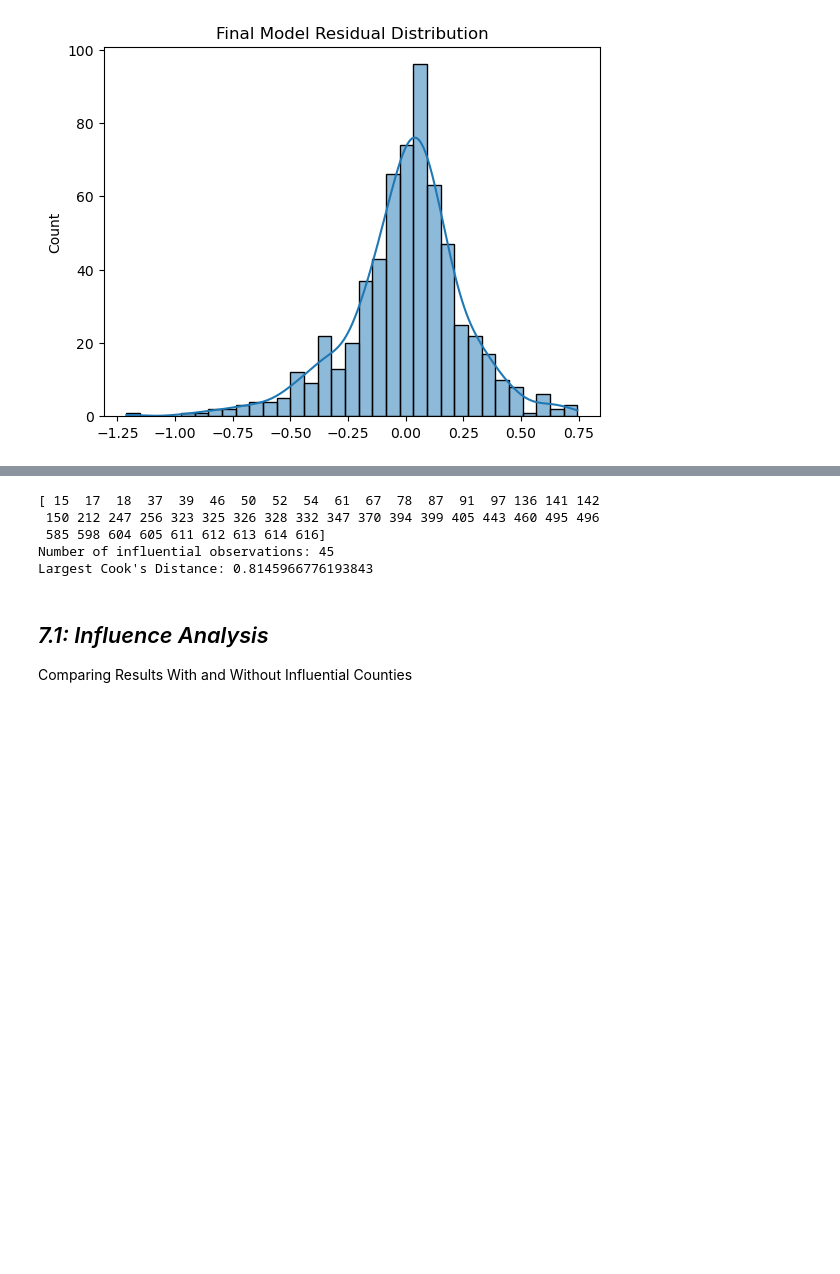
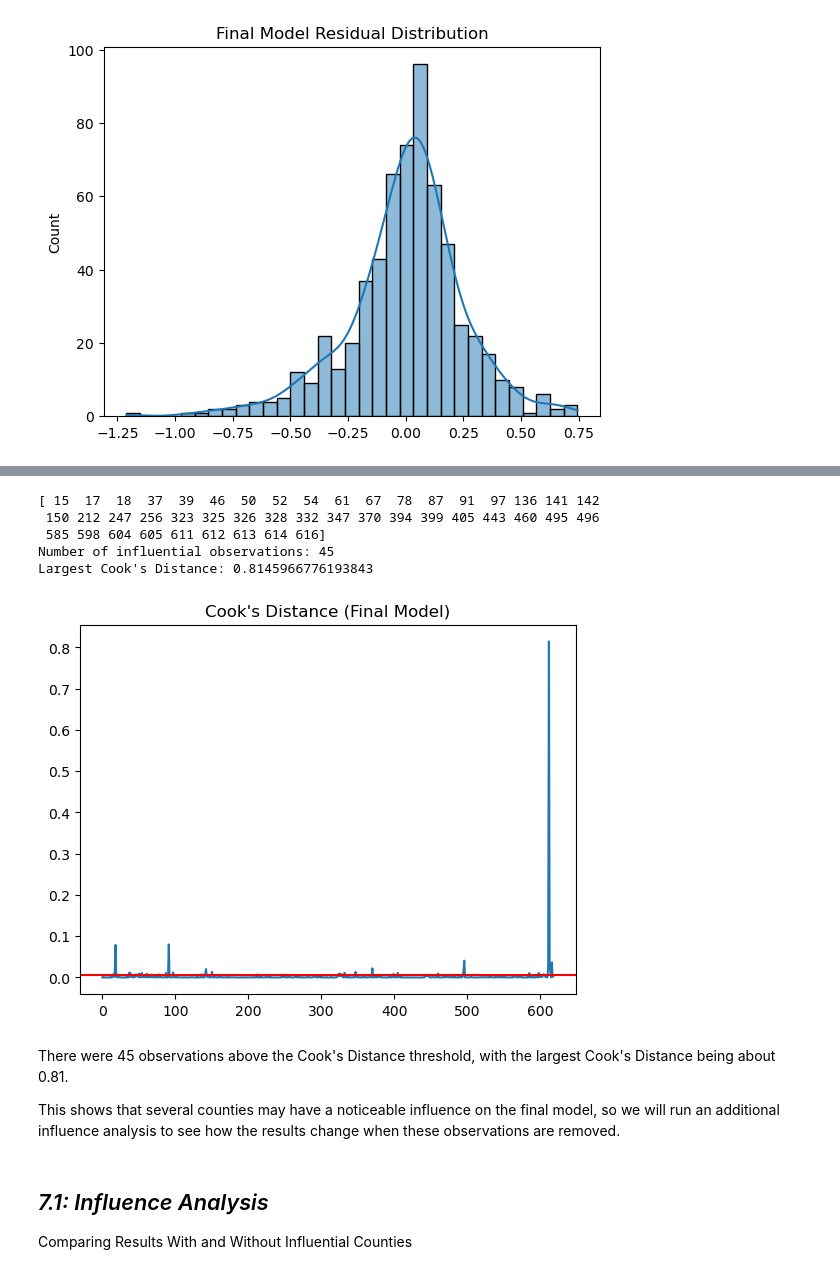
Before and after one commit to alcndram/5574-final, a Jupyter notebook: final_code.ipynb, the cells around one changed output, grey strips where cells are left out. Saved outputs shown, nothing was run; the diff lists cells and outputs as text; code cells hidden in the pictures; blank space fills up the shorter version.

```diff
--- a/final_code.ipynb
+++ b/final_code.ipynb
@@ -750,33 +723,43 @@ plt.show()
 # %%
 # Cook's Distance for the final model
 
 final_influence = final_result.get_influence()
 final_cooks = final_influence.cooks_distance[0]
 
 cook_threshold = 4 / len(df)
 
 influential_final = np.where(
     final_cooks > cook_threshold
 )[0]
 
 print(influential_final)
 print(
     'Number of influential observations:',
     len(influential_final)
 )
 
 max_cook = np.argmax(final_cooks)
 
 print(
     "Largest Cook's Distance:",
     final_cooks[max_cook]
 )
+
+plt.plot(final_cooks)
+plt.axhline(4 / len(df), color='red')
+plt.title("Cook's Distance (Final Model)")
+plt.show()
 # %% [output]
 [ 15  17  18  37  39  46  50  52  54  61  67  78  87  91  97 136 141 142
  150 212 247 256 323 325 326 328 332 347 370 394 399 405 443 460 495 496
  585 598 604 605 611 612 613 614 616]
 Number of influential observations: 45
 Largest Cook's Distance: 0.8145966776193843
+[figure, added]
+# %% [markdown]
+There were 45 observations above the Cook's Distance threshold, with the largest Cook's Distance being about 0.81.
+
+This shows that several counties may have a noticeable influence on the final model, so we will run an additional influence analysis to see how the results change when these observations are removed.
 # %% [markdown]
 ## *7.1: Influence Analysis*
 
```
Also changed, not shown: parts of 6 cells of this notebook.
